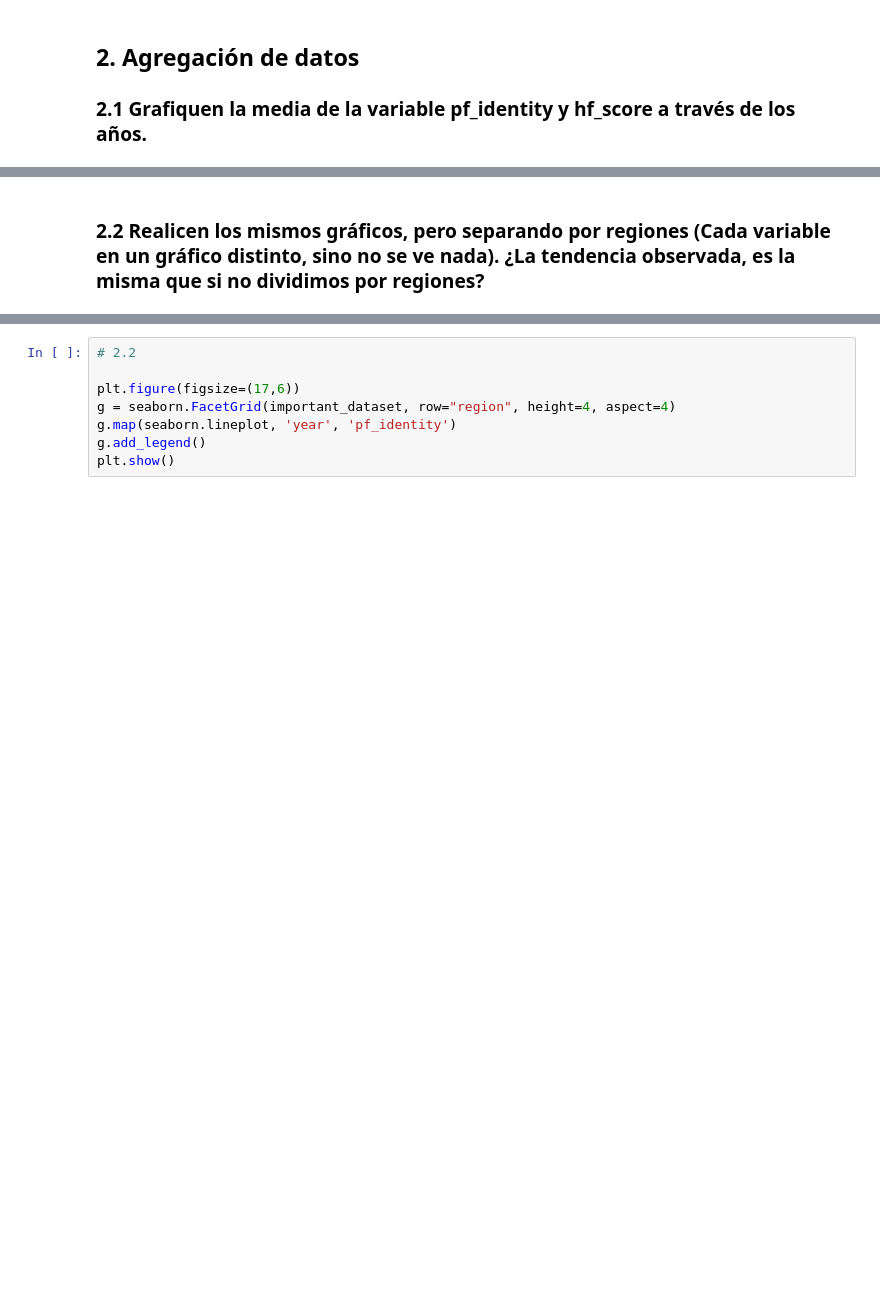
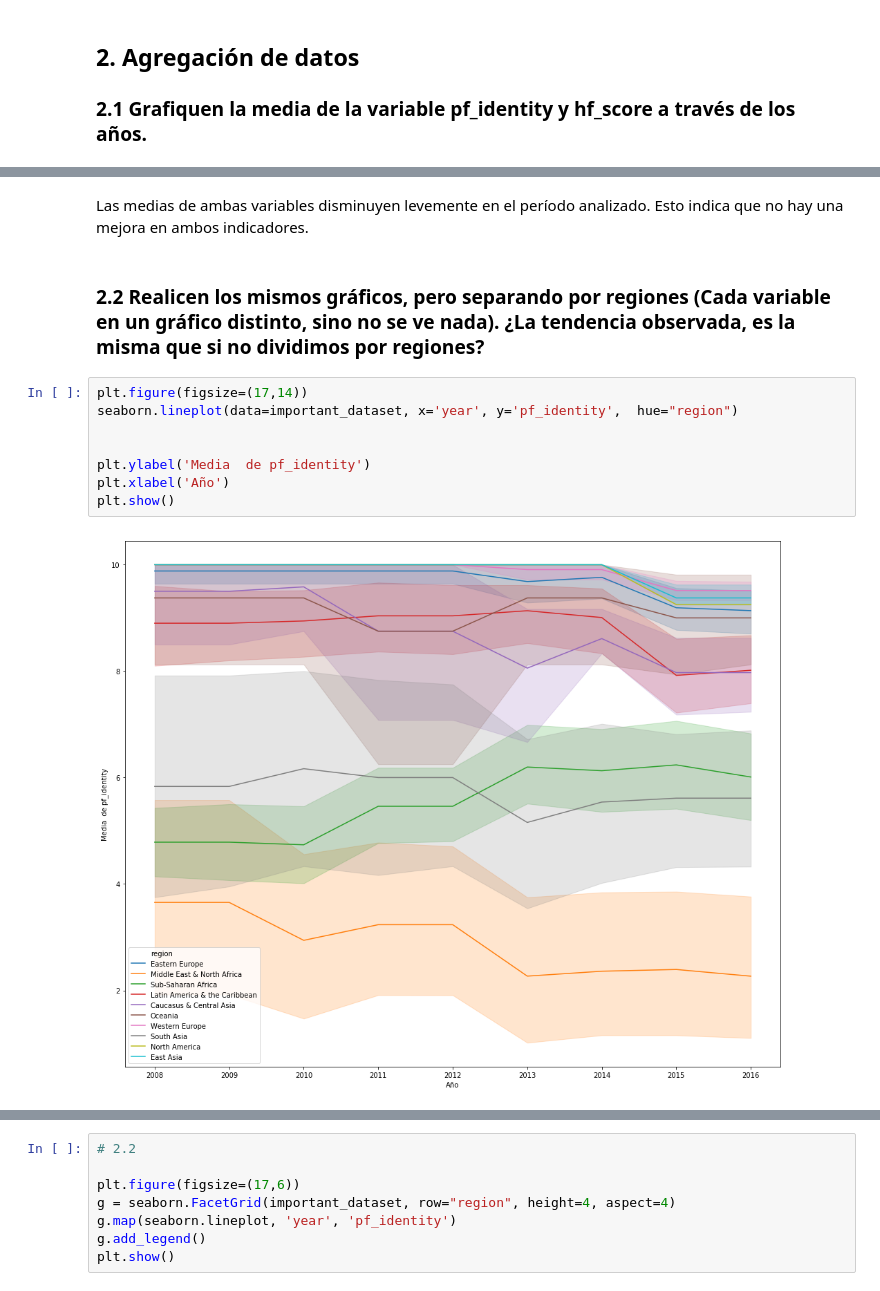
Before and after one commit to avdata99/diplo-datos-2019-practico-01, a Jupyter notebook: TP1 Visualizacion de datos.ipynb, the cells around one changed output, grey strips where cells are left out. Drawn from its saved outputs; the diff is of its cells as text; blank space fills up the shorter version.

```diff
--- a/TP1 Visualizacion de datos.ipynb
+++ b/TP1 Visualizacion de datos.ipynb
@@ -245,3 +252,15 @@ plt.show()
 "\nplt.figure(figsize=(17,6))\nseaborn.lineplot(data=latin_america, x='year', y='pf_identity', label='LA Identity') \nseaborn.lineplot(data=latin_america, x='year', y='hf_score', label='LA HF Score')  ...
+# %% [markdown]
+Las medias de ambas variables disminuyen levemente en el período analizado. Esto indica que no hay una mejora en ambos indicadores.
 # %% [markdown]
 ### 2.2 Realicen los mismos gráficos, pero separando por regiones (Cada variable en un gráfico distinto, sino no se ve nada). ¿La tendencia observada, es la misma que si no dividimos por regiones?
+# %%
+plt.figure(figsize=(17,14))
+seaborn.lineplot(data=important_dataset, x='year', y='pf_identity',  hue="region")
+
+
+plt.ylabel('Media  de pf_identity')
+plt.xlabel('Año')
+plt.show()
+# %% [output]
+[figure, added]
```
Also changed, not shown: parts of 39 cells of this notebook.
